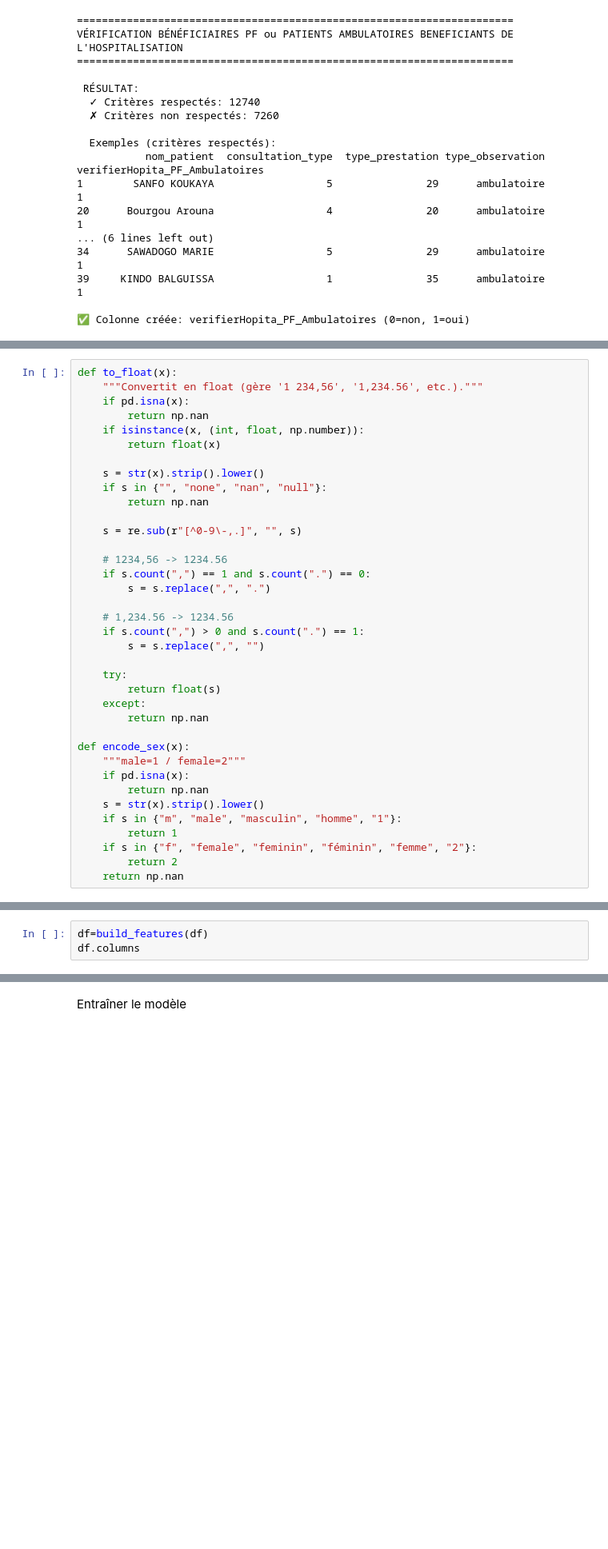
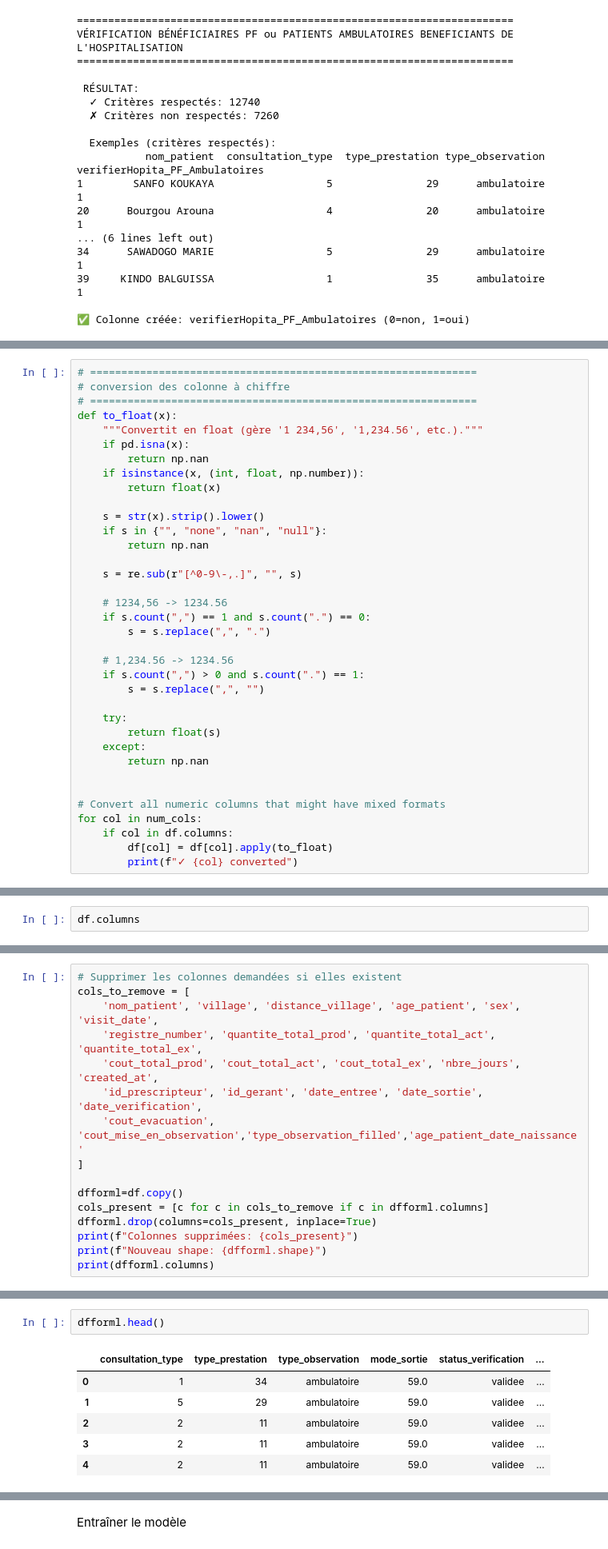
Before and after one commit to oumarky/classificationfacture, a Jupyter notebook: ML_CLASSIFICATION.ipynb, the cells around one changed output, grey strips where cells are left out. Shown at 80% size. Drawn from its saved outputs; the diff is of its cells as text; blank space fills up the shorter version.

```diff
--- a/ML_CLASSIFICATION.ipynb
+++ b/ML_CLASSIFICATION.ipynb
@@ -939,6 +1036,9 @@ mode_sortie                  1487
 dtype: int64
 ✓ Cardinality IDs: 3844, 1921
 # %%
+# ==============================================================
+# conversion des colonne à chiffre
+# ==============================================================
 def to_float(x):
     """Convertit en float (gère '1 234,56', '1,234.56', etc.)."""
     if pd.isna(x):
@@ -965,13 +1065,9 @@ def to_float(x):
     except:
         return np.nan
 
-def encode_sex(x):
-    """male=1 / female=2"""
-    if pd.isna(x):
-        return np.nan
-    s = str(x).strip().lower()
-    if s in {"m", "male", "masculin", "homme", "1"}:
-        return 1
-    if s in {"f", "female", "feminin", "féminin", "femme", "2"}:
-        return 2
-    return np.nan
+
+# Convert all numeric columns that might have mixed formats
+for col in num_cols:
+    if col in df.columns:
+        df[col] = df[col].apply(to_float)
+        print(f"✓ {col} converted")
@@ -1050,4 +1086,3 @@ def build_features(df: pd.DataFrame) -> pd.DataFrame:
 # %%
-df=build_features(df)
 df.columns
 # %% [output]
@@ -1067 +1105,17 @@ Index(['nom_patient', 'distance_village', 'age_patient', 'sex', 'visit_date',
       dtype='object')
+# %%
+# Supprimer les colonnes demandées si elles existent
+cols_to_remove = [
+    'nom_patient', 'village', 'distance_village', 'age_patient', 'sex', 'visit_date',
+    'registre_number', 'quantite_total_prod', 'quantite_total_act', 'quantite_total_ex',
+    'cout_total_prod', 'cout_total_act', 'cout_total_ex', 'nbre_jours', 'created_at',
+    'id_prescripteur', 'id_gerant', 'date_entree', 'date_sortie', 'date_verification',
+    'cout_evacuation', 'cout_mise_en_observation','type_observation_filled','age_patient_date_naissance'
+]
+
+dfforml=df.copy()
+cols_present = [c for c in cols_to_remove if c in dfforml.columns]
+dfforml.drop(columns=cols_present, inplace=True)
+print(f"Colonnes supprimées: {cols_present}")
+print(f"Nouveau shape: {dfforml.shape}")
+print(dfforml.columns)
@@ -1067,0 +1140,9 @@ Index(['nom_patient', 'distance_village', 'age_patient', 'sex', 'visit_date',
+# %%
+dfforml.head()
+# %% [output]
+|  | consultation_type | type_prestation | type_observation | mode_sortie | status_verification | ... |
+| 0 | 1 | 34 | ambulatoire | 59.0 | validee | ... |
+| 1 | 5 | 29 | ambulatoire | 59.0 | validee | ... |
+| 2 | 2 | 11 | ambulatoire | 59.0 | validee | ... |
+| 3 | 2 | 11 | ambulatoire | 59.0 | validee | ... |
+| 4 | 2 | 11 | ambulatoire | 59.0 | validee | ... |
```
Also changed, not shown: parts of 16 cells of this notebook, 30 other files.
